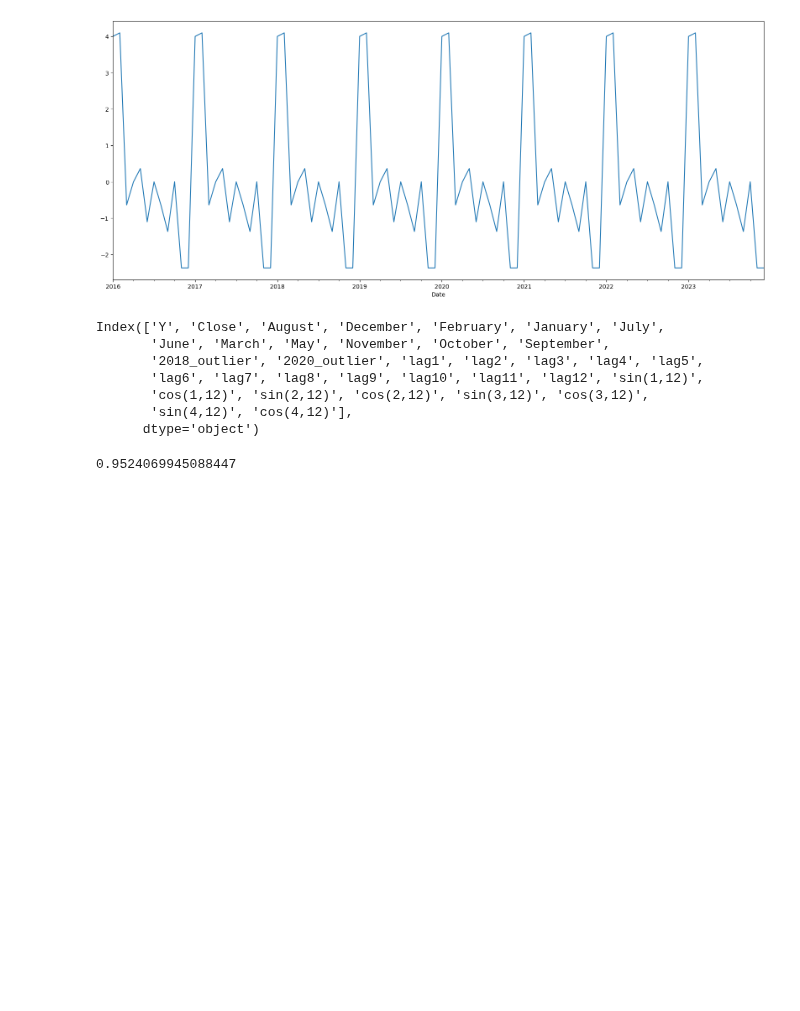
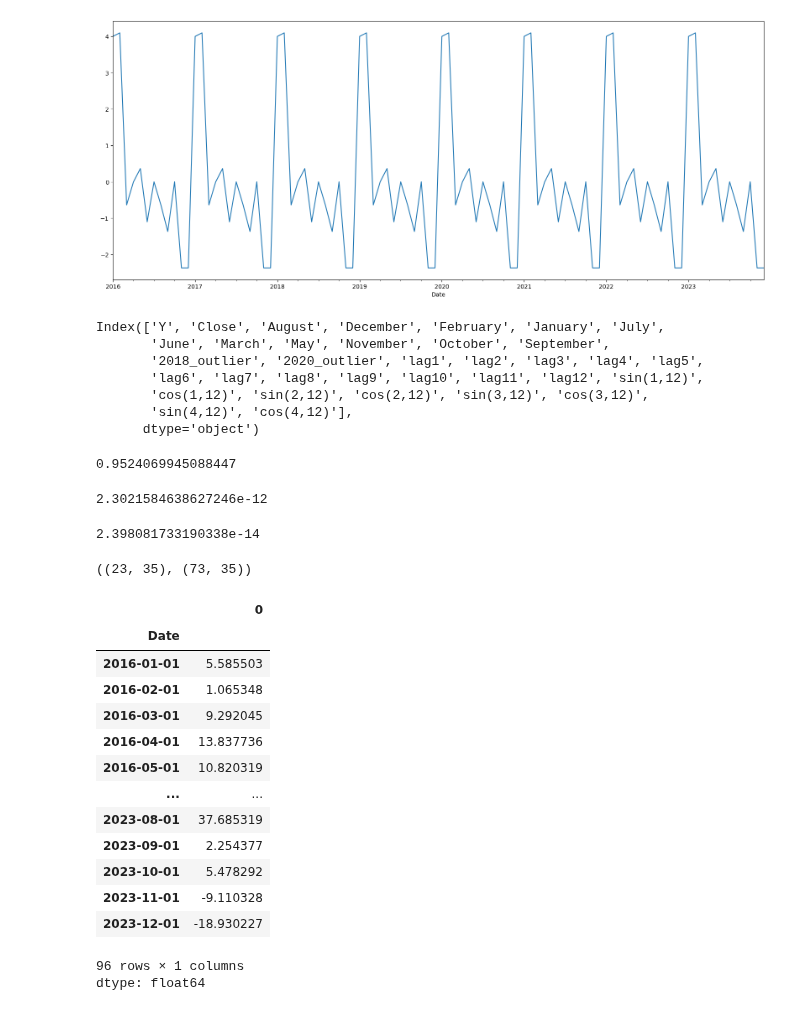
Before and after one commit to Michelleagl/Series_de_Tiempo, a Jupyter notebook: Regresión_lineal.ipynb, the cells around one changed output. Drawn from its saved outputs; the diff is of its cells as text; code cells hidden in the pictures; blank space fills up the shorter version.

```diff
--- a/Regresión_lineal.ipynb
+++ b/Regresión_lineal.ipynb
@@ -574,3 +574,11 @@ predict = LinearRegression().fit(data.drop(columns=['Y']),
 errors = predict - data['Y']
 # %%
 predict = pd.Series(predict, index=errors.index)
+# %%
+errors.sum()
+# %% [output]
+2.3021584638627246e-12
+# %%
+errors.mean()
+# %% [output]
+2.398081733190338e-14
@@ -576,0 +591,24 @@ predict = pd.Series(predict, index=errors.index)
+# %%
+test.shape, train.shape
+# %% [output]
+((23, 35), (73, 35))
+# %%
+errors1 = predict - data['Y']
+# %%
+errors1
+# %% [output]
+|  | 0 |
+| Date |  |
+| 2016-01-01 | 5.585503 |
+| 2016-02-01 | 1.065348 |
+| 2016-03-01 | 9.292045 |
+| 2016-04-01 | 13.837736 |
+| 2016-05-01 | 10.820319 |
+| ... | ... |
+| 2023-08-01 | 37.685319 |
+| 2023-09-01 | 2.254377 |
+| 2023-10-01 | 5.478292 |
+| 2023-11-01 | -9.110328 |
+| 2023-12-01 | -18.930227 |
+96 rows × 1 columns
+dtype: float64
```
Also changed, not shown: parts of 8 cells of this notebook.
